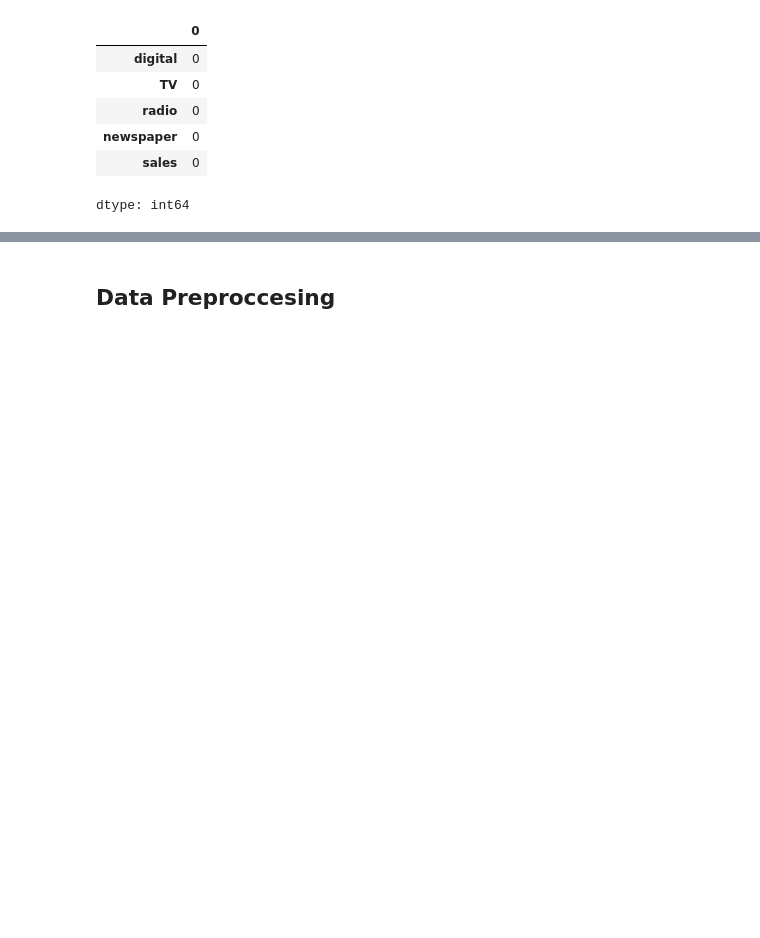
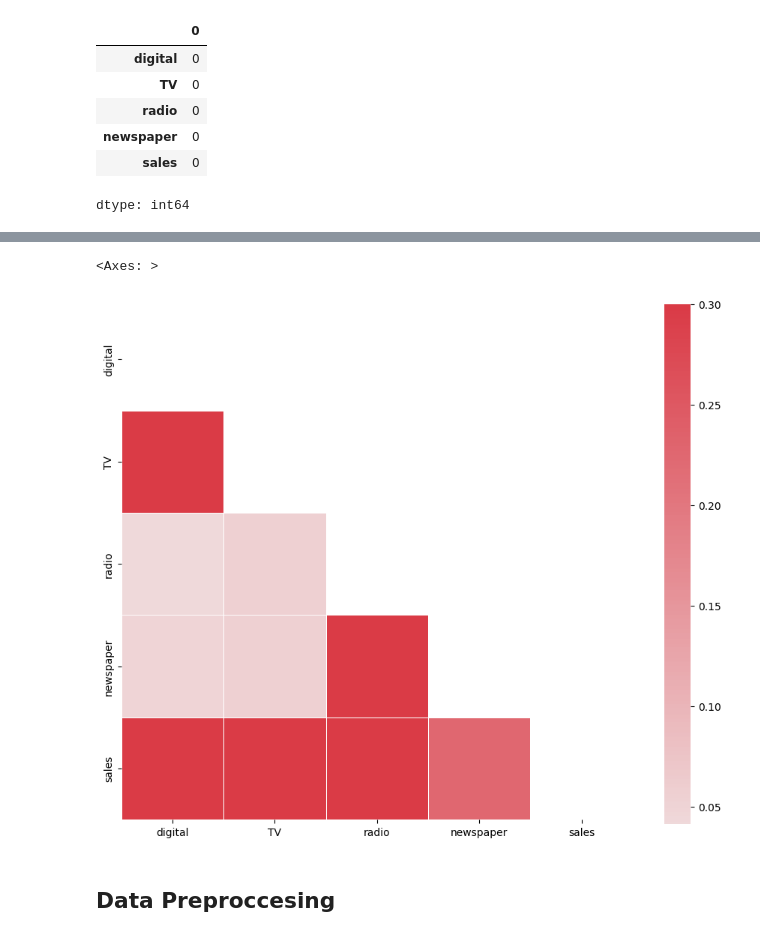
Before and after one commit to IPMSand/AI_ML, a Jupyter notebook: ModelEvaluation_RSEM_NeuralNetwork.ipynb, the cells around one changed output, grey strips where cells are left out. Cells and saved outputs as stored; diff of their text form; code cells hidden in the pictures; blank space fills up the shorter version.

```diff
--- a/ModelEvaluation_RSEM_NeuralNetwork.ipynb
+++ b/ModelEvaluation_RSEM_NeuralNetwork.ipynb
@@ -86,3 +124,20 @@ dtype: int64
+# %%
+#  mask for the upper triangle
+mask = np.zeros_like(adverrising_df.corr(), dtype=np.bool)
+mask[np.triu_indices_from(mask)] = True
+# %%
+# set up the matplot lib figure
+f, ax = plt.subplots(figsize=(11, 9))
+
+# generate a custom diverging colormap
+cmap = sns.diverging_palette(220, 10, as_cmap=True)
+
+# Draw the heatMap with the mask and correct aspect ratio
+sns.heatmap(adverrising_df.corr(), mask=mask, cmap=cmap, vmax=.3, center=0,
+            square=True, linewidths=.5,ax=ax)
+# %% [output]
+<Axes: >
+[figure, added]
 # %% [markdown]
 ## Data Preproccesing
 # %%
```
Also changed, not shown: parts of 9 cells of this notebook.
